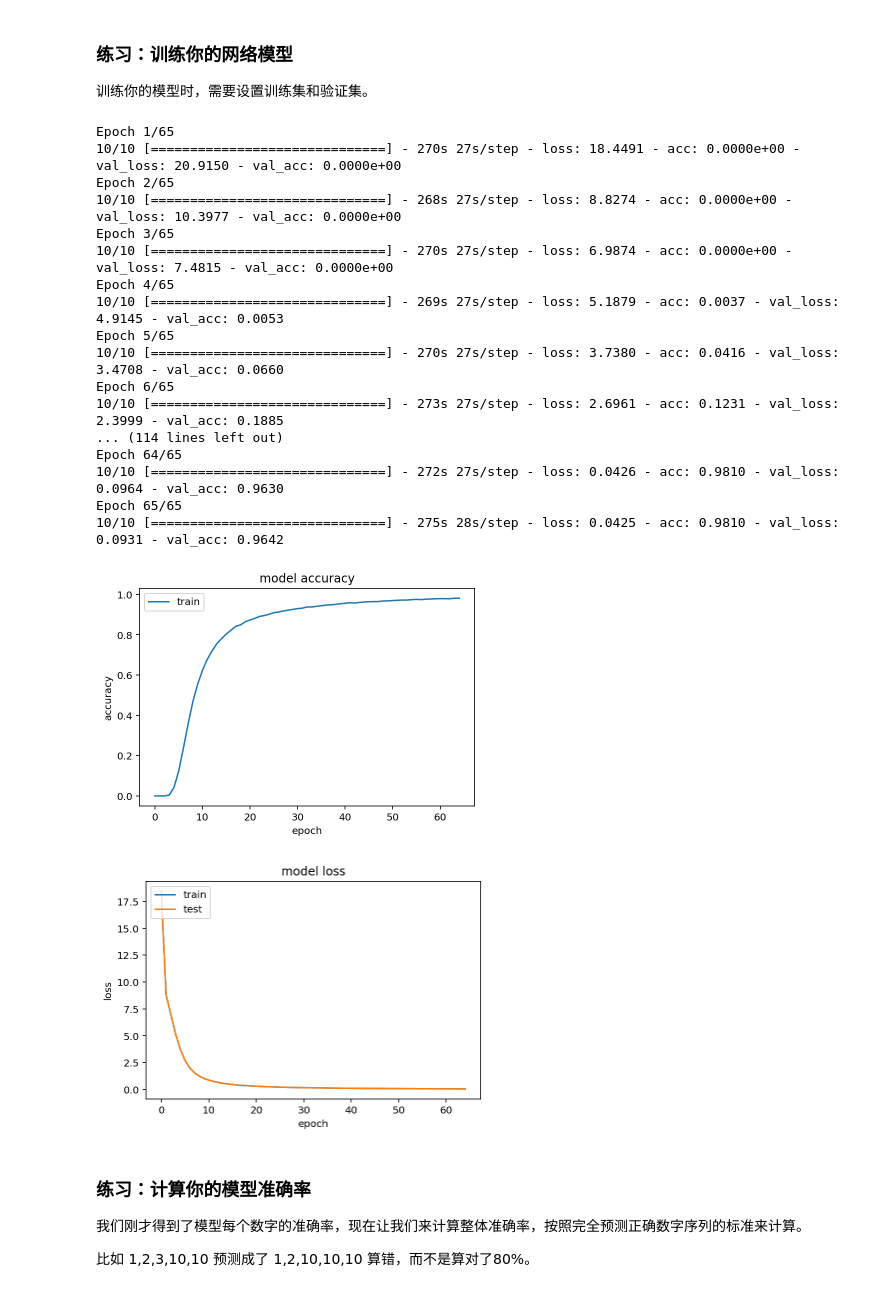
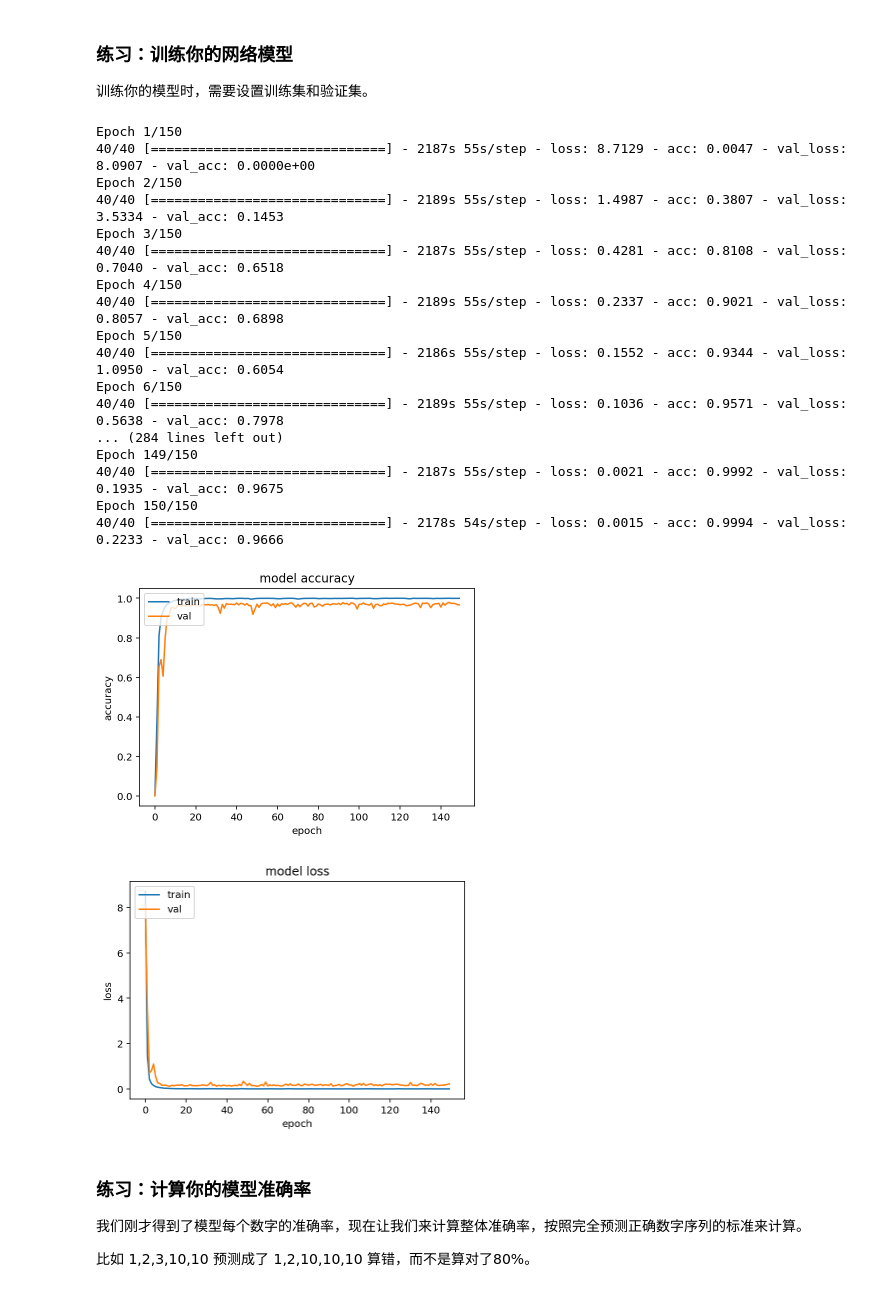
Before and after one commit to xiaofeige/udacity_homework, a Jupyter notebook: digit_recognition/digit_recognition.ipynb, the cells around one changed output. Saved outputs shown, nothing was run; the diff lists cells and outputs as text; code cells hidden in the pictures.

```diff
--- a/digit_recognition/digit_recognition.ipynb
+++ b/digit_recognition/digit_recognition.ipynb
@@ -142,7 +142,7 @@ class DataGenerator():
             self.label_length[i] = curr_len
             self.transform_data_y[i] = text_to_labels(str_num)
 
-        self.batch_size = 4800
+        self.batch_size = 1200
 
     def next_sample(self):
         idx = random.randint(0, self.data_amount-1)
@@ -361,50 +367,54 @@ ________________________________________________________________________________
 训练你的模型时，需要设置训练集和验证集。
 # %%
 # TODO: 训练你的模型
+import keras
+tbCallBack = keras.callbacks.TensorBoard(log_dir='./tensorboard-dir', histogram_freq=0, write_graph=True, write_images=True)
 # model.fit(X_train_old, y_train_old, batch_size=100, epochs=25)
-history=model.fit_generator(generator=train_data_generator.next_batch(),
-                            steps_per_epoch = 10,#train_data_generator.data_amount,
-                            epochs=65,
+history=train_model.fit_generator(generator=train_data_generator.next_batch(),
+                            steps_per_epoch = 40,#train_data_generator.data_amount,
+                            epochs=150,
                             validation_data=valid_data_generator.next_batch(),
-                            validation_steps= 3,#valid_data_generator.data_amount
+                            validation_steps= 10,#valid_data_generator.data_amount
+                            callbacks=[tbCallBack]
                            )
 # %% [output]
-Epoch 1/65
-10/10 [==============================] - 270s 27s/step - loss: 18.4491 - acc: 0.0000e+00 - val_loss: 20.9150 - val_acc: 0.0000e+00
-Epoch 2/65
-10/10 [==============================] - 268s 27s/step - loss: 8.8274 - acc: 0.0000e+00 - val_loss: 10.3977 - val_acc: 0.0000e+00
-Epoch 3/65
-10/10 [==============================] - 270s 27s/step - loss: 6.9874 - acc: 0.0000e+00 - val_loss: 7.4815 - val_acc: 0.0000e+00
-Epoch 4/65
-10/10 [==============================] - 269s 27s/step - loss: 5.1879 - acc: 0.0037 - val_loss: 4.9145 - val_acc: 0.0053
-Epoch 5/65
-10/10 [==============================] - 270s 27s/step - loss: 3.7380 - acc: 0.0416 - val_loss: 3.4708 - val_acc: 0.0660
-Epoch 6/65
-10/10 [==============================] - 273s 27s/step - loss: 2.6961 - acc: 0.1231 - val_loss: 2.3999 - val_acc: 0.1885
-... (114 lines left out)
-Epoch 64/65
-10/10 [==============================] - 272s 27s/step - loss: 0.0426 - acc: 0.9810 - val_loss: 0.0964 - val_acc: 0.9630
-Epoch 65/65
-10/10 [==============================] - 275s 28s/step - loss: 0.0425 - acc: 0.9810 - val_loss: 0.0931 - val_acc: 0.9642
+Epoch 1/150
+40/40 [==============================] - 2187s 55s/step - loss: 8.7129 - acc: 0.0047 - val_loss: 8.0907 - val_acc: 0.0000e+00
+Epoch 2/150
+40/40 [==============================] - 2189s 55s/step - loss: 1.4987 - acc: 0.3807 - val_loss: 3.5334 - val_acc: 0.1453
+Epoch 3/150
+40/40 [==============================] - 2187s 55s/step - loss: 0.4281 - acc: 0.8108 - val_loss: 0.7040 - val_acc: 0.6518
+Epoch 4/150
+40/40 [==============================] - 2189s 55s/step - loss: 0.2337 - acc: 0.9021 - val_loss: 0.8057 - val_acc: 0.6898
+Epoch 5/150
+40/40 [==============================] - 2186s 55s/step - loss: 0.1552 - acc: 0.9344 - val_loss: 1.0950 - val_acc: 0.6054
+Epoch 6/150
+40/40 [==============================] - 2189s 55s/step - loss: 0.1036 - acc: 0.9571 - val_loss: 0.5638 - val_acc: 0.7978
+... (284 lines left out)
+Epoch 149/150
+40/40 [==============================] - 2187s 55s/step - loss: 0.0021 - acc: 0.9992 - val_loss: 0.1935 - val_acc: 0.9675
+Epoch 150/150
+40/40 [==============================] - 2178s 54s/step - loss: 0.0015 - acc: 0.9994 - val_loss: 0.2233 - val_acc: 0.9666
 # %%
 plt.plot()
 plt.plot(history.history['acc'])
+plt.plot(history.history['val_acc'])
 plt.title('model accuracy')
 plt.ylabel('accuracy')
 plt.xlabel('epoch')
-plt.legend(['train', 'test'], loc='upper left')
+plt.legend(['train', 'val'], loc='upper left')
 plt.show()
 # summarize history for loss
 plt.plot(history.history['loss'])
-plt.plot(history.history['loss'])
+plt.plot(history.history['val_loss'])
 plt.title('model loss')
 plt.ylabel('loss')
 plt.xlabel('epoch')
-plt.legend(['train', 'test'], loc='upper left')
+plt.legend(['train', 'val'], loc='upper left')
 plt.show()
 # %% [output]
-[figure, old version]
+[figure, new version]
-[figure, old version]
+[figure, new version]
 # %% [markdown]
 ### 练习：计算你的模型准确率
 
```
Also changed, not shown: parts of 9 cells of this notebook, 2 other files.
